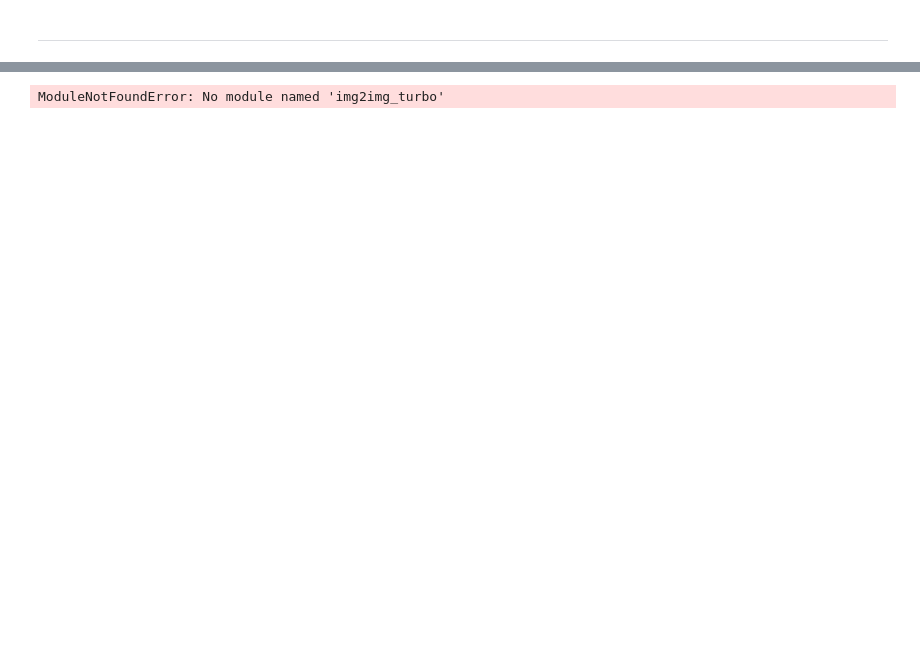
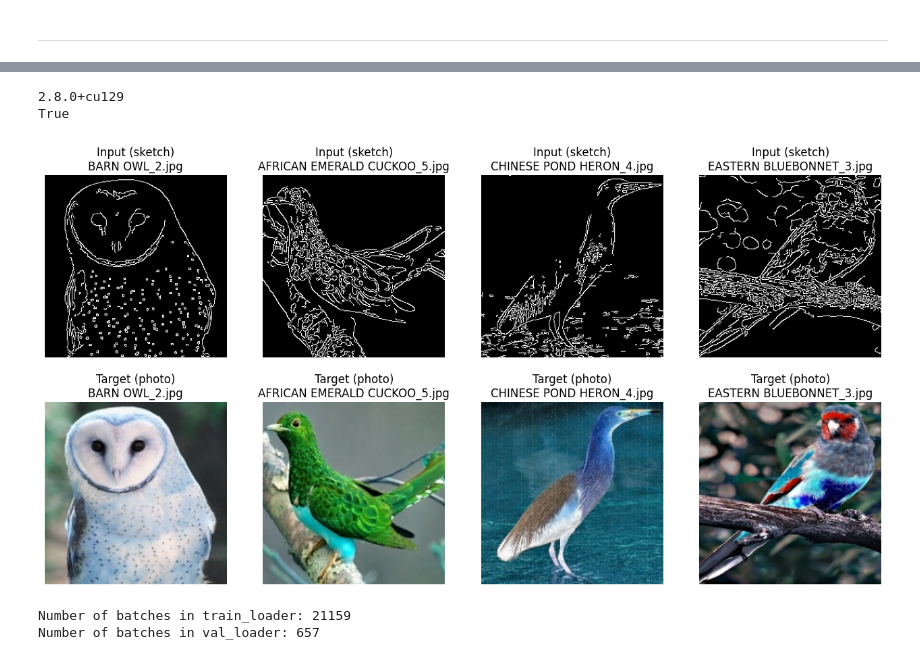
Before and after one commit to EgeEken/Image-Generator, a Jupyter notebook: train/Testing.ipynb, the cells around one changed output, grey strips where cells are left out. Saved outputs shown, nothing was run; the diff lists cells and outputs as text; code cells hidden in the pictures; blank space fills up the shorter version.

```diff
--- a/train/Testing.ipynb
+++ b/train/Testing.ipynb
@@ -58,6 +59,7 @@ Successfully installed PySocks-1.7.1 accelerate-1.10.1 altair-5.5.0 antialiased-
 import os
 from pathlib import Path
 import random
+import time
 
 # Images
 import cv2
@@ -66,13 +68,65 @@ from matplotlib import pyplot as plt
 
 # PyTorch
 import torch
+print(torch.__version__)
+print(torch.cuda.is_available())
 from torch.utils.data import Dataset, DataLoader
 from torchvision import transforms
 
-# Pix2Pix-Turbo
-from img2img_turbo import pix2pix_turbo, utils
-
 # Optional: MLflow
 import mlflow
 # %% [output]
-ModuleNotFoundError: No module named 'img2img_turbo'
+2.8.0+cu129
+True
+# %%
+class Sketch2ImageDataset(Dataset):
+    def __init__(self, input_dir, target_dir, image_size=(256,256)):
+        self.inputs = sorted(list(Path(input_dir).glob("*.jpg")))
+        self.targets = sorted(list(Path(target_dir).glob("*.jpg")))
+        self.image_size = image_size
+
+    def __len__(self):
+        return len(self.inputs)
+
+    def __getitem__(self, idx):
+        input_img = cv2.imread(str(self.inputs[idx]), cv2.IMREAD_GRAYSCALE)
+        target_img = cv2.imread(str(self.targets[idx]))
+
+        input_img = cv2.resize(input_img, self.image_size)
+        target_img = cv2.resize(target_img, self.image_size)
+
+        # Normalize 0-1 and convert to tensors
+        input_img = torch.tensor(input_img/255.0, dtype=torch.float32).unsqueeze(0)  # 1xHxW
+        target_img = torch.tensor(target_img/255.0, dtype=torch.float32).permute(2,0,1)  # 3xHxW
+        return input_img, target_img, str(self.inputs[idx].name)
+
+# Example usage:
+train_dataset = Sketch2ImageDataset(
+    "../data_prepared/train/inputs",
+    "../data_prepared/train/targets"
+)
+train_loader = DataLoader(train_dataset, batch_size=4, shuffle=True)
+
+# Small validation set
+val_dataset = Sketch2ImageDataset(
+    "../data_prepared/valid/inputs",
+    "../data_prepared/valid/targets"
+)
+val_loader = DataLoader(val_dataset, batch_size=4, shuffle=True)
+val_single_loader = DataLoader(val_dataset, batch_size=1, shuffle=True)
+
+
+# Visualize 4 examples
+inputs, targets, filenames = next(iter(val_loader))
+fig, axes = plt.subplots(2, 4, figsize=(16,8))
+for i in range(4):
+    axes[0,i].imshow(inputs[i].permute(1,2,0), cmap='gray')
+    axes[0,i].axis('off')
+    axes[0,i].set_title(f"Input (sketch)\n{filenames[i]}")
+
+    axes[1,i].imshow(targets[i].permute(1,2,0))
+    axes[1,i].axis('off')
+    axes[1,i].set_title(f"Target (photo)\n{filenames[i]}")
+plt.show()
+# %% [output]
+[figure, added]
@@ -78,0 +164,6 @@ ModuleNotFoundError: No module named 'img2img_turbo'
+# %%
+print(f"Number of batches in train_loader: {len(train_loader)}")
+print(f"Number of batches in val_loader: {len(val_loader)}")
+# %% [output]
+Number of batches in train_loader: 21159
+Number of batches in val_loader: 657
```
Also changed, not shown: parts of 11 cells of this notebook, 3 other files.
